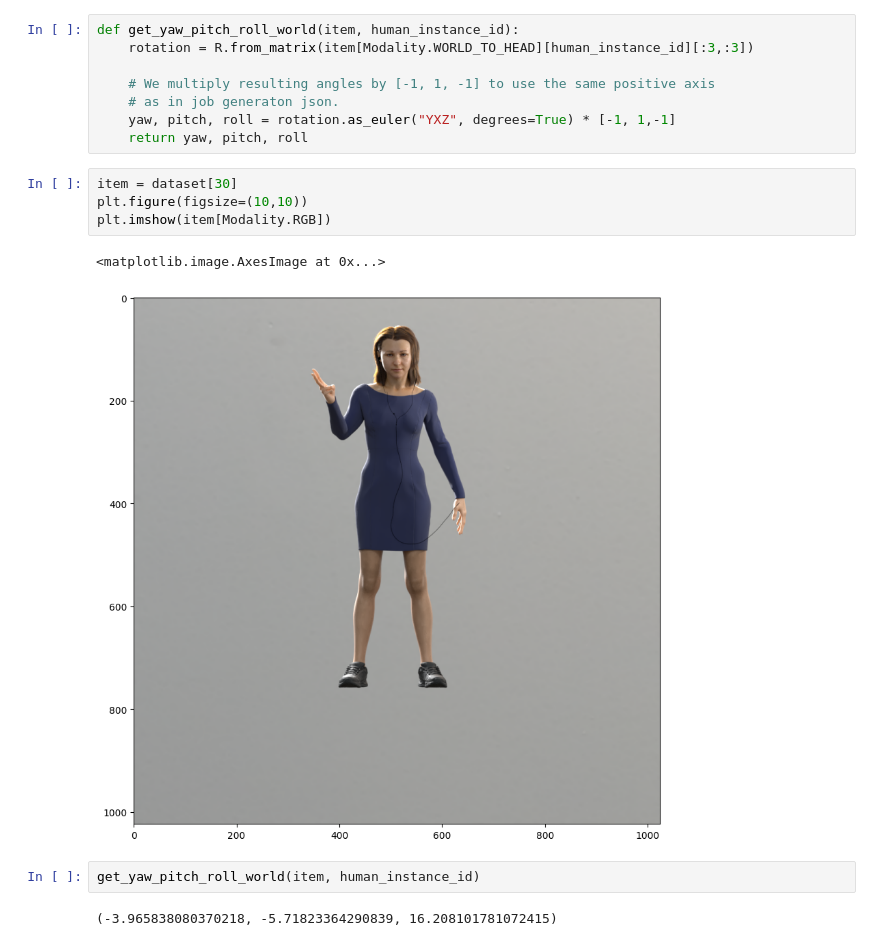
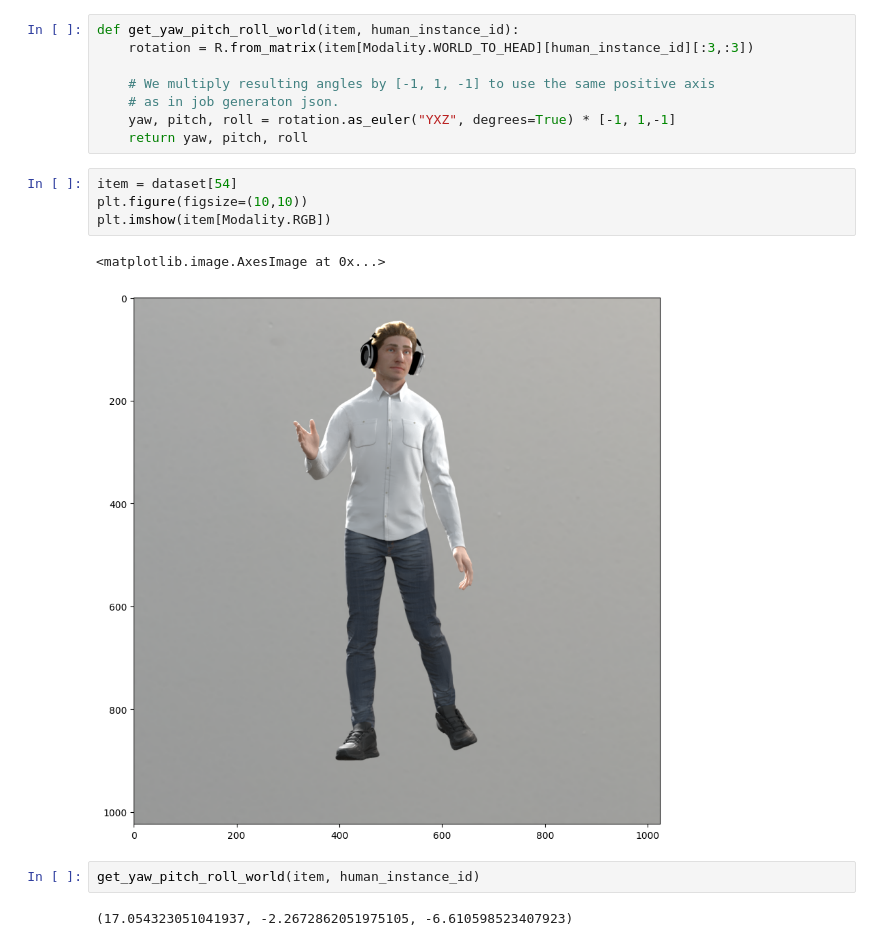
Before and after one commit to Synthesis-AI-Dev/synthesisai, a Jupyter notebook: examples/transforms.ipynb, the cells around one changed output. Saved outputs shown, nothing was run; the diff lists cells and outputs as text.

```diff
--- a/examples/transforms.ipynb
+++ b/examples/transforms.ipynb
@@ -195,14 +195,14 @@ def get_yaw_pitch_roll_world(item, human_instance_id):
     yaw, pitch, roll = rotation.as_euler("YXZ", degrees=True) * [-1, 1,-1]
     return yaw, pitch, roll
 # %%
-item = dataset[30]
+item = dataset[54]
 plt.figure(figsize=(10,10))
 plt.imshow(item[Modality.RGB])
 # %% [output]
 <matplotlib.image.AxesImage at 0x...>
-[figure, old version]
+[figure, new version]
 # %%
 get_yaw_pitch_roll_world(item, human_instance_id)
 # %% [output]
-(-3.965838080370218, -5.71823364290839, 16.208101781072415)
+(17.054323051041937, -2.2672862051975105, -6.610598523407923)
 # %%
```
Also changed, not shown: parts of 17 cells of this notebook, 28 other files.
